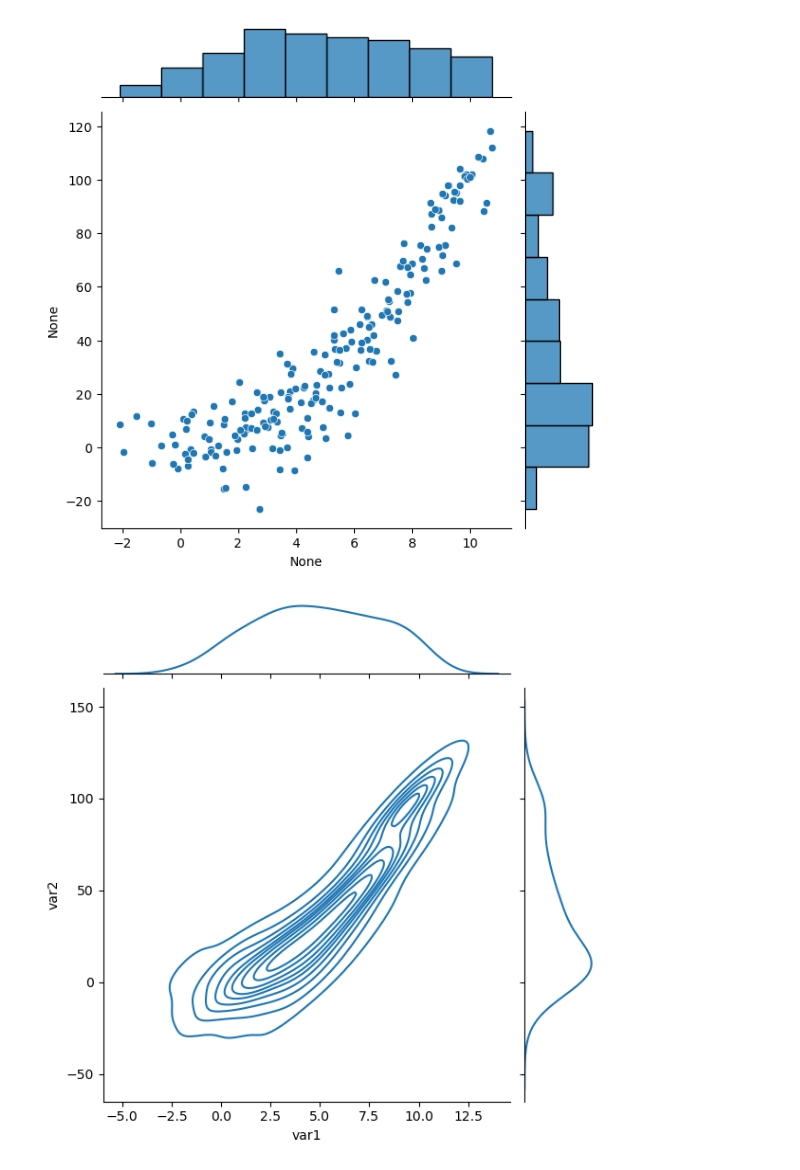
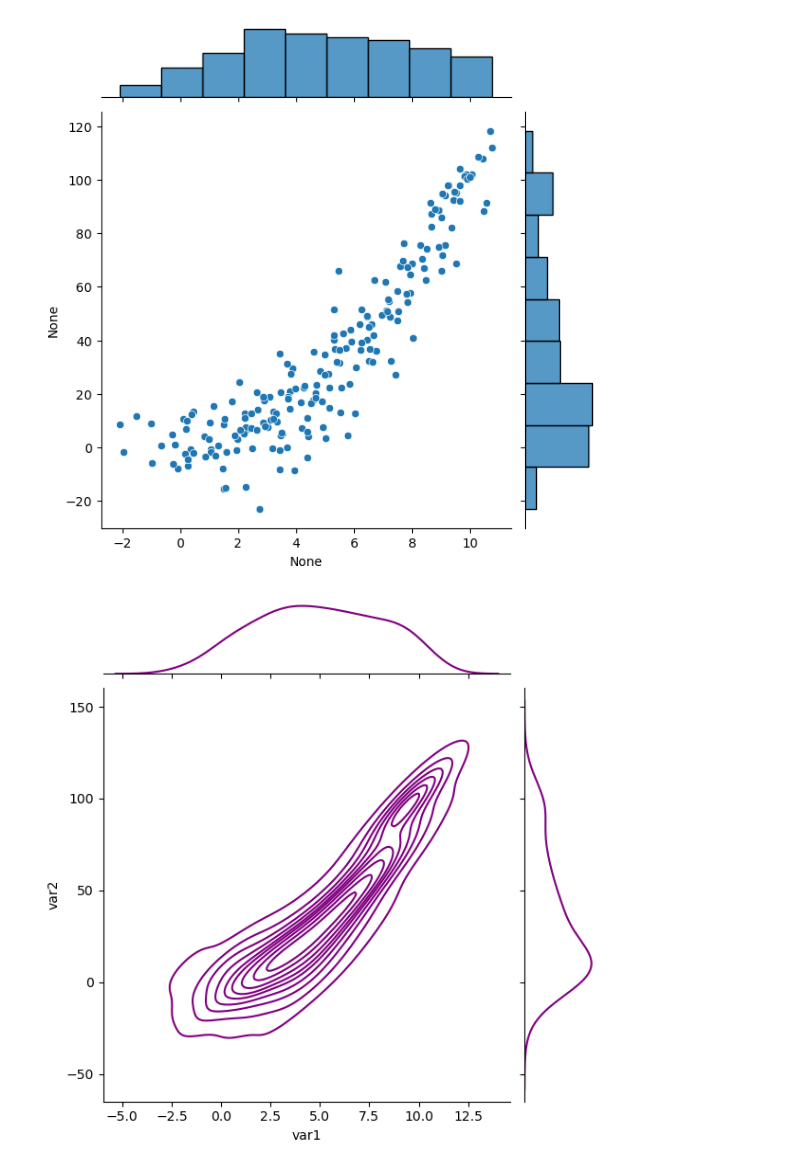
Before and after one commit to lazyjitsu/DUDL-Pytorch, a Jupyter notebook: python-fundamentals-printing-and-stringInerpolation.ipynb, the cells around one changed output. Cells and saved outputs as stored; diff of their text form; code cells hidden in the pictures.

```diff
--- a/python-fundamentals-printing-and-stringInerpolation.ipynb
+++ b/python-fundamentals-printing-and-stringInerpolation.ipynb
@@ -303,10 +303,10 @@ plt.show()
 # %%
 df = pd.DataFrame(data=D,columns=['var1','var2'])
 df
 # sns.jointplot(x=df.columns[0],y=df.columns[1],data=df)
 # recall a 'kde' stands for kernel densitiy estimator and is used to estimate the probability density
-sns.jointplot(x=df.columns[0],y=df.columns[1],data=df,kind='kde')
+sns.jointplot(x=df.columns[0],y=df.columns[1],data=df,kind='kde',color='purple')
 
 plt.show()
 # %% [output]
-[figure, old version]
+[figure, new version]
```
Also changed, not shown: parts of 12 cells of this notebook.
